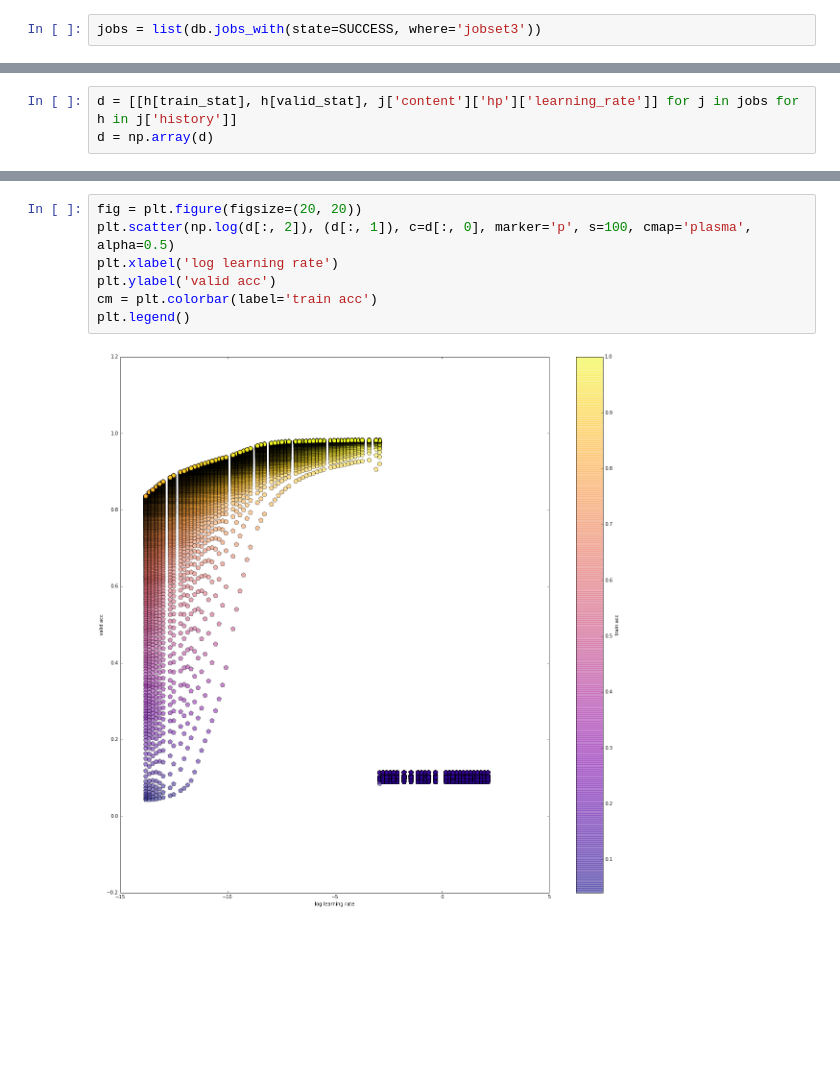
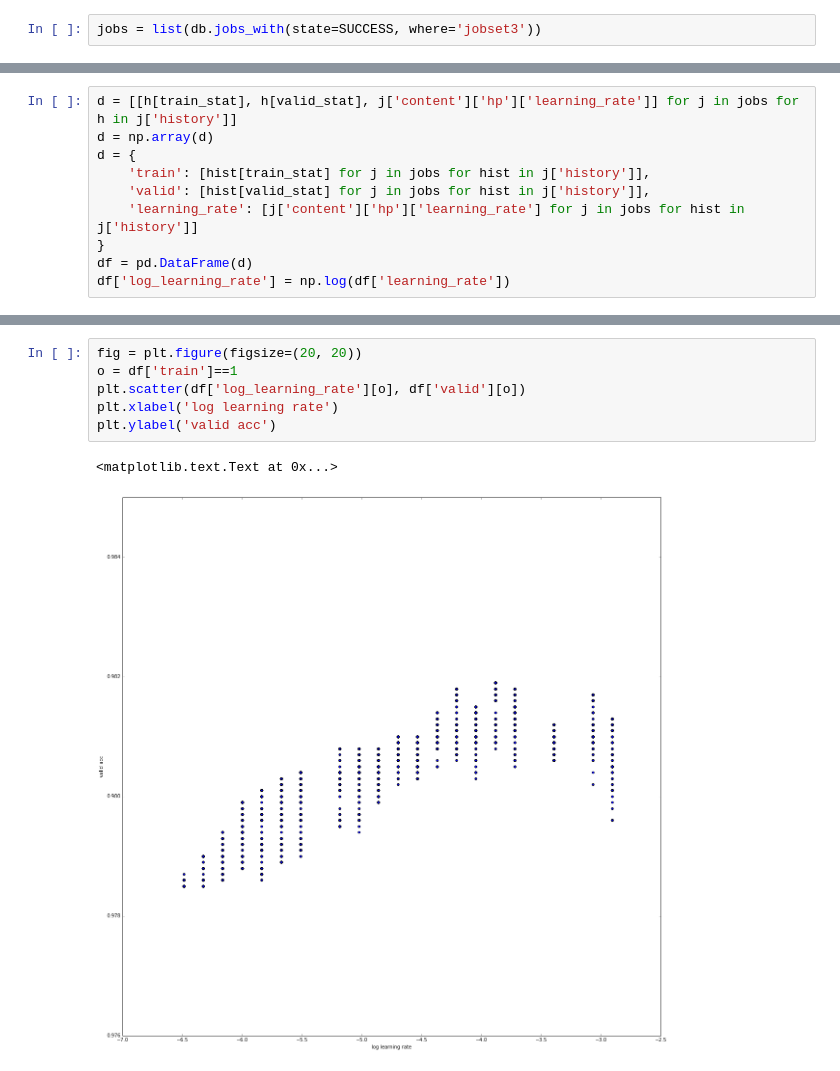
Before and after one commit to mehdidc/learning_rate_and_generalization, a Jupyter notebook: analysis.ipynb, the cells around one changed output, grey strips where cells are left out. Saved outputs shown, nothing was run; the diff lists cells and outputs as text; blank space fills up the shorter version.

```diff
--- a/analysis.ipynb
+++ b/analysis.ipynb
@@ -36,4 +42,11 @@ plt.legend()
 # %%
 d = [[h[train_stat], h[valid_stat], j['content']['hp']['learning_rate']] for j in jobs for h in j['history']]
 d = np.array(d)
+d = {
+    'train': [hist[train_stat] for j in jobs for hist in j['history']],
+    'valid': [hist[valid_stat] for j in jobs for hist in j['history']],
+    'learning_rate': [j['content']['hp']['learning_rate'] for j in jobs for hist in j['history']]
+}
+df = pd.DataFrame(d)
+df['log_learning_rate'] = np.log(df['learning_rate'])
 # %%
@@ -57,10 +79,10 @@ plt.legend()
 # %%
 fig = plt.figure(figsize=(20, 20))
-plt.scatter(np.log(d[:, 2]), (d[:, 1]), c=d[:, 0], marker='p', s=100, cmap='plasma', alpha=0.5)
+o = df['train']==1
+plt.scatter(df['log_learning_rate'][o], df['valid'][o])
 plt.xlabel('log learning rate')
 plt.ylabel('valid acc')
-cm = plt.colorbar(label='train acc')
-plt.legend()
 # %% [output]
+<matplotlib.text.Text at 0x...>
-[figure, old version]
+[figure, new version]
 # %%
```
Also changed, not shown: parts of 10 cells of this notebook.
